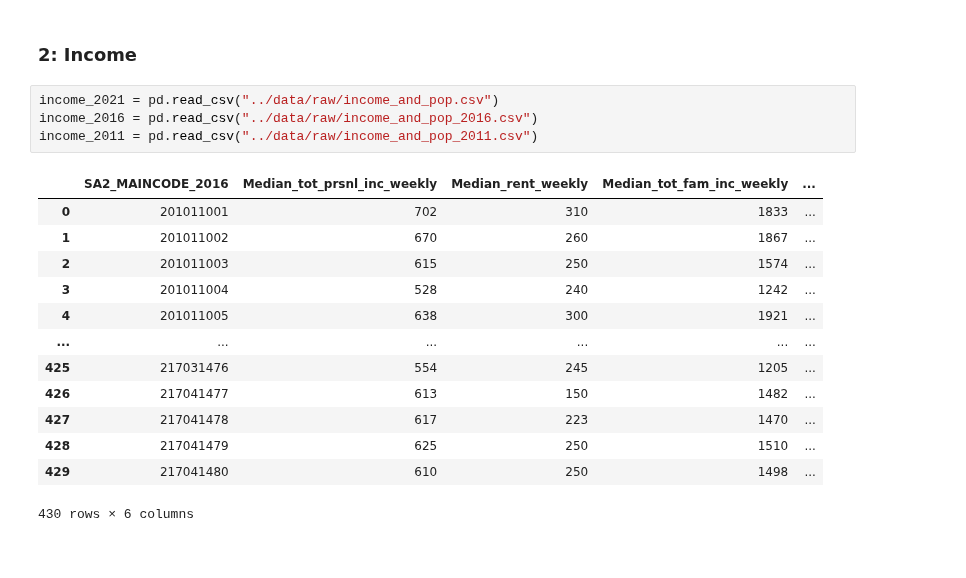
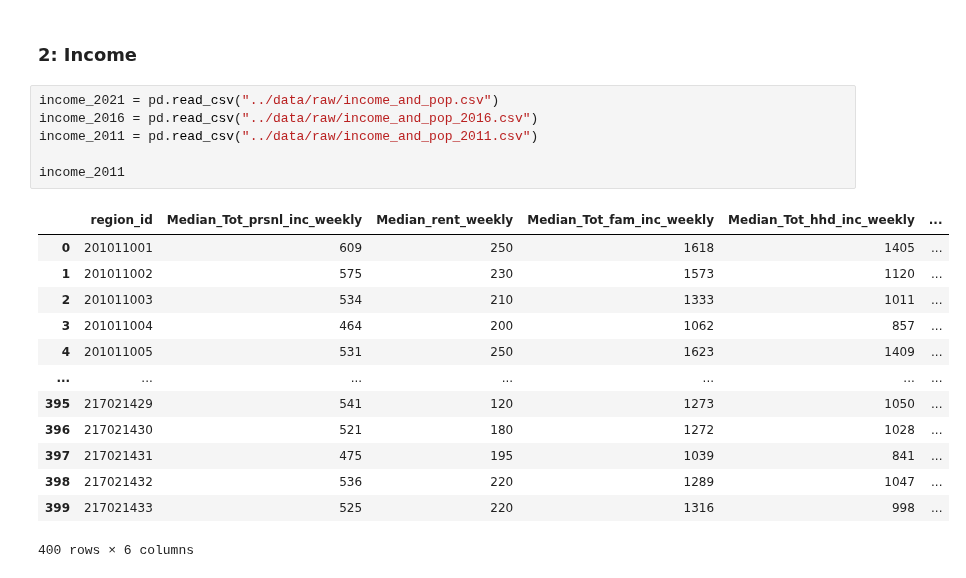
Before and after one commit to MAST30034-Applied-Data-Science/generic-real-estate-consulting-project-group-30, a Jupyter notebook: notebooks/Basic Modelling.ipynb, the cells around one changed output. Drawn from its saved outputs; the diff is of its cells as text.

Commit message:
merged income and population data

```diff
--- a/notebooks/Basic Modelling.ipynb
+++ b/notebooks/Basic Modelling.ipynb
@@ -126,18 +126,20 @@ future_df
 # %%
 income_2021 = pd.read_csv("../data/raw/income_and_pop.csv")
 income_2016 = pd.read_csv("../data/raw/income_and_pop_2016.csv")
 income_2011 = pd.read_csv("../data/raw/income_and_pop_2011.csv")
+
+income_2011
 # %% [output]
-|  | SA2_MAINCODE_2016 | Median_tot_prsnl_inc_weekly | Median_rent_weekly | Median_tot_fam_inc_weekly | ... |
-| 0 | 201011001 | 702 | 310 | 1833 | ... |
-| 1 | 201011002 | 670 | 260 | 1867 | ... |
-| 2 | 201011003 | 615 | 250 | 1574 | ... |
-| 3 | 201011004 | 528 | 240 | 1242 | ... |
-| 4 | 201011005 | 638 | 300 | 1921 | ... |
-| ... | ... | ... | ... | ... | ... |
-| 425 | 217031476 | 554 | 245 | 1205 | ... |
-| 426 | 217041477 | 613 | 150 | 1482 | ... |
-| 427 | 217041478 | 617 | 223 | 1470 | ... |
-| 428 | 217041479 | 625 | 250 | 1510 | ... |
-| 429 | 217041480 | 610 | 250 | 1498 | ... |
+|  | region_id | Median_Tot_prsnl_inc_weekly | Median_rent_weekly | Median_Tot_fam_inc_weekly | Median_Tot_hhd_inc_weekly | ... |
+| 0 | 201011001 | 609 | 250 | 1618 | 1405 | ... |
+| 1 | 201011002 | 575 | 230 | 1573 | 1120 | ... |
+| 2 | 201011003 | 534 | 210 | 1333 | 1011 | ... |
+| 3 | 201011004 | 464 | 200 | 1062 | 857 | ... |
+| 4 | 201011005 | 531 | 250 | 1623 | 1409 | ... |
+| ... | ... | ... | ... | ... | ... | ... |
+| 395 | 217021429 | 541 | 120 | 1273 | 1050 | ... |
+| 396 | 217021430 | 521 | 180 | 1272 | 1028 | ... |
+| 397 | 217021431 | 475 | 195 | 1039 | 841 | ... |
+| 398 | 217021432 | 536 | 220 | 1289 | 1047 | ... |
+| 399 | 217021433 | 525 | 220 | 1316 | 998 | ... |
-430 rows × 6 columns
+400 rows × 6 columns
```
Also changed, not shown: parts of 4 cells of this notebook.
